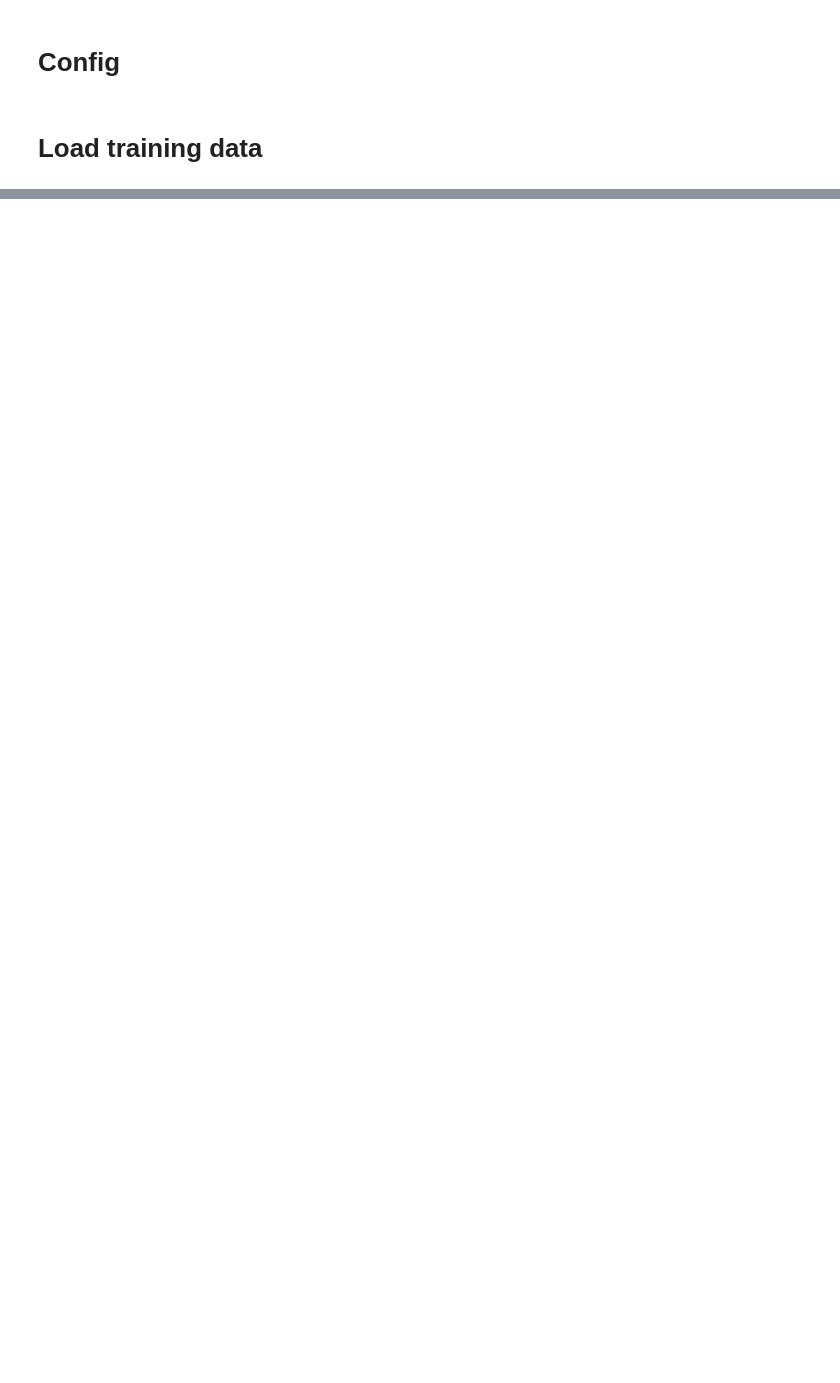
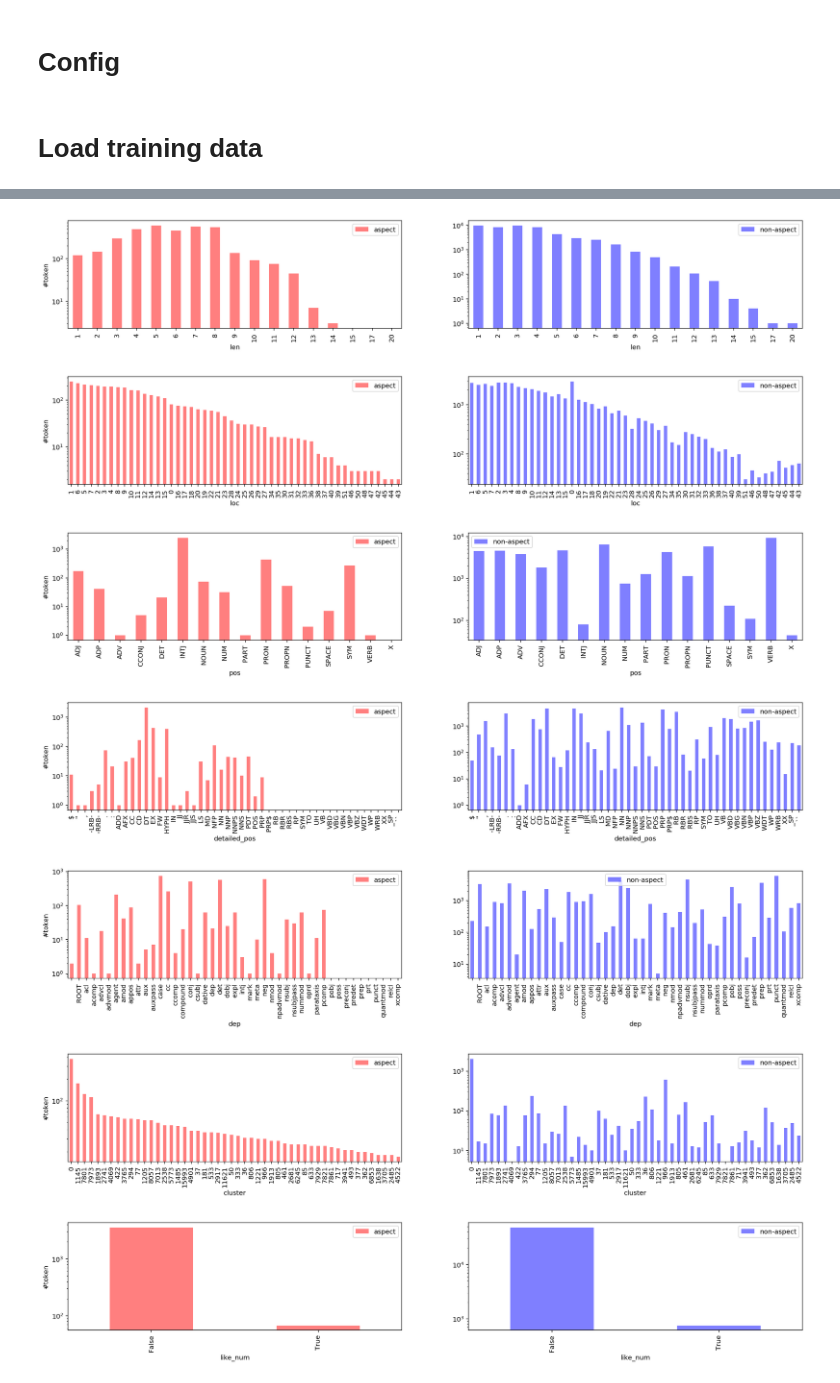
Before and after one commit to phiradet/aspect_term_extraction, a Jupyter notebook: notebooks/Data observation.ipynb, the cells around one changed output, grey strips where cells are left out. Saved outputs shown, nothing was run; the diff lists cells and outputs as text; code cells hidden in the pictures; blank space fills up the shorter version.

```diff
--- a/notebooks/Data observation.ipynb
+++ b/notebooks/Data observation.ipynb
@@ -128,0 +261,18 @@ training_df.iloc[180:250]
+# %%
+is_aspect_mask = training_df.label != "O"
+non_aspect_mask = ~is_aspect_mask
+features = ["len", "loc", "pos", "detailed_pos", "dep", "cluster", "like_num", "is_quote", "is_head"]
+# %%
+df_raw_ = {
+    "@name": [],
+    "ucount": [],
+    "aspect_ucount": [],
+    "non_aspect_ucount": []
+}
+for f in features:
+    df_raw_["@name"].append(f)
+    df_raw_["ucount"].append(training_df[f].nunique())
+    df_raw_["aspect_ucount"].append(training_df[is_aspect_mask][f].nunique())
+    df_raw_["non_aspect_ucount"].append(training_df[non_aspect_mask][f].nunique())
+df_out = pd.DataFrame(df_raw_)
+df_out[sorted(df_out.columns)]
@@ -128,0 +290,31 @@ training_df.iloc[180:250]
+# %%
+def get_norm_count(aspect_series, non_aspect_series, name, max_var=50):
+    out_aspect_df = aspect_series.to_frame().reset_index().groupby(name).count()
+    out_non_aspect_df = non_aspect_series.to_frame().reset_index().groupby(name).count()
+    if len(out_non_aspect_df) > max_var:
+        top_aspect_x = out_aspect_df.sort_values("index", ascending=False).head(max_var).index
+        top_non_aspect_x = out_non_aspect_df.sort_values("index", ascending=False).head(max_var).index
+        if set(top_aspect_x) != set(top_non_aspect_x):
+            print("[WARNING] Incompatible top value for", name)
+            key_index = top_aspect_x
+        return out_aspect_df.loc[key_index], out_non_aspect_df.loc[key_index]
+    return out_aspect_df, out_non_aspect_df
+
+for n, feature in enumerate(features):
+    aspect_plot_df, non_aspect_plot_df = get_norm_count(
+        training_df[is_aspect_mask][feature],
+        training_df[non_aspect_mask][feature],
+        feature
+    )
+
+    f, axes = plt.subplots(1, 2, figsize=(20, 3), sharex=True)
+    ax = aspect_plot_df \
+        .plot.bar(alpha=0.5, legend=False, color="r", ax=axes[0], logy=True)
+    ax.legend(["aspect"])
+    ax.set_xlabel(feature)
+    ax.set_ylabel("#token")
+    ax= non_aspect_plot_df \
+        .plot.bar(alpha=0.5, legend=False, color="b", ax=axes[1], logy=True)
+    ax.legend(["non-aspect"])
+    ax.set_xlabel(feature);
+# %% [output]
@@ -128,0 +323,7 @@ training_df.iloc[180:250]
+[figure, added]
+[figure, added]
+[figure, added]
+[figure, added]
+[figure, added]
+[figure, added]
+[figure, added]
```
Also changed, not shown: parts of 36 cells of this notebook.
